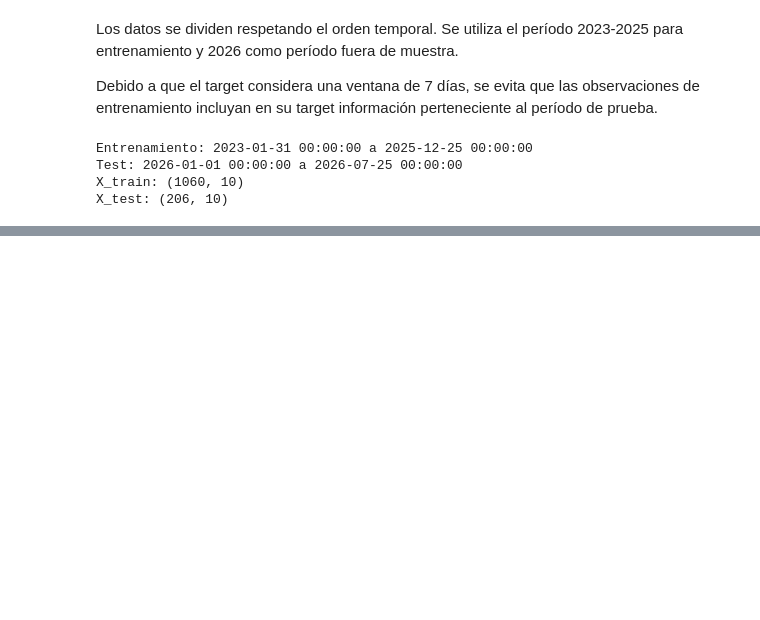
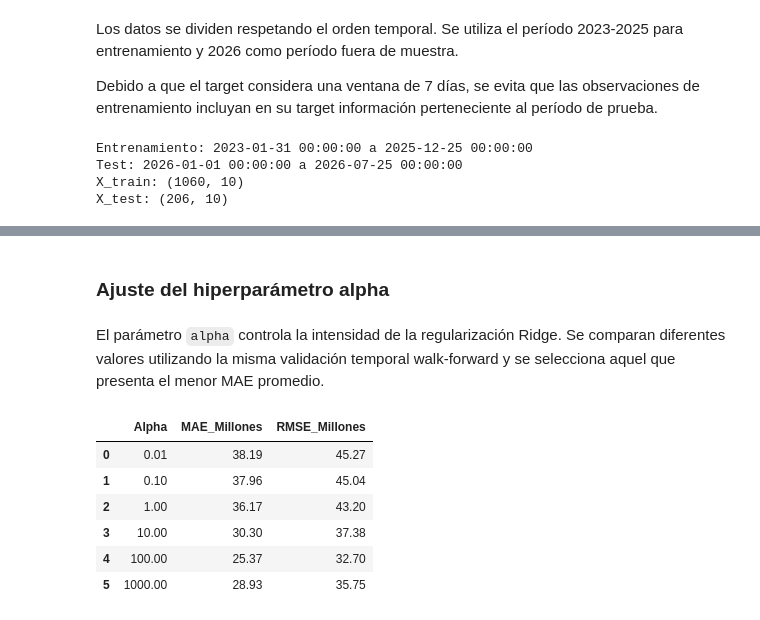
Before and after one commit to Vyena/ml_finance_teixeiradossantos, a Jupyter notebook: notebooks/Proyecto final/proyecto_flujo_caja.ipynb, the cells around one changed output, grey strips where cells are left out. Cells and saved outputs as stored; diff of their text form; code cells hidden in the pictures; blank space fills up the shorter version.

```diff
--- a/notebooks/Proyecto final/proyecto_flujo_caja.ipynb
+++ b/notebooks/Proyecto final/proyecto_flujo_caja.ipynb
@@ -557,0 +653,59 @@ X_test: (206, 10)
+# %% [markdown]
+### Ajuste del hiperparámetro alpha
+# %% [markdown]
+El parámetro `alpha` controla la intensidad de la regularización Ridge. Se comparan diferentes valores utilizando la misma validación temporal walk-forward y se selecciona aquel que presenta el menor MAE promedio.
+# %%
+alphas = [0.01, 0.1, 1, 10, 100, 1000]
+
+resultados_alpha = []
+
+for alpha in alphas:
+
+    modelo = Pipeline([
+        ("scaler", StandardScaler()),
+        ("ridge", Ridge(alpha=alpha))
+    ])
+
+    maes = []
+    rmses = []
+
+    for train_idx, val_idx in tscv.split(X_train):
+
+        X_fold_train = X_train.iloc[train_idx]
+        y_fold_train = y_train.iloc[train_idx]
+
+        X_fold_val = X_train.iloc[val_idx]
+        y_fold_val = y_train.iloc[val_idx]
+
+        modelo.fit(X_fold_train, y_fold_train)
+        pred_val = modelo.predict(X_fold_val)
+
+        maes.append(mean_absolute_error(y_fold_val, pred_val))
+        rmses.append(
+            np.sqrt(mean_squared_error(y_fold_val, pred_val))
+        )
+
+    resultados_alpha.append({
+        "Alpha": alpha,
+        "MAE": np.mean(maes),
+        "RMSE": np.mean(rmses)
+    })
+
+resultados_alpha = pd.DataFrame(resultados_alpha)
+
+resultados_alpha["MAE_Millones"] = resultados_alpha["MAE"] / 1_000_000
+resultados_alpha["RMSE_Millones"] = resultados_alpha["RMSE"] / 1_000_000
+
+display(
+    resultados_alpha[
+        ["Alpha", "MAE_Millones", "RMSE_Millones"]
+    ].round(2)
+)
+# %% [output]
+|  | Alpha | MAE_Millones | RMSE_Millones |
+| 0 | 0.01 | 38.19 | 45.27 |
+| 1 | 0.10 | 37.96 | 45.04 |
+| 2 | 1.00 | 36.17 | 43.20 |
+| 3 | 10.00 | 30.30 | 37.38 |
+| 4 | 100.00 | 25.37 | 32.70 |
+| 5 | 1000.00 | 28.93 | 35.75 |
```
Also changed, not shown: parts of 19 cells of this notebook.
